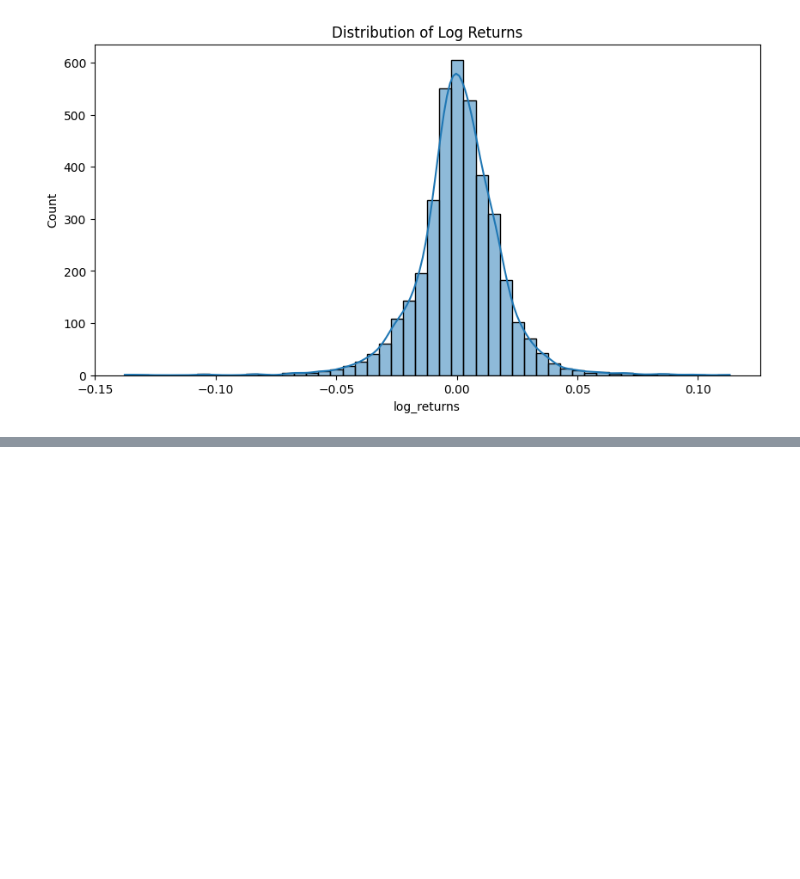
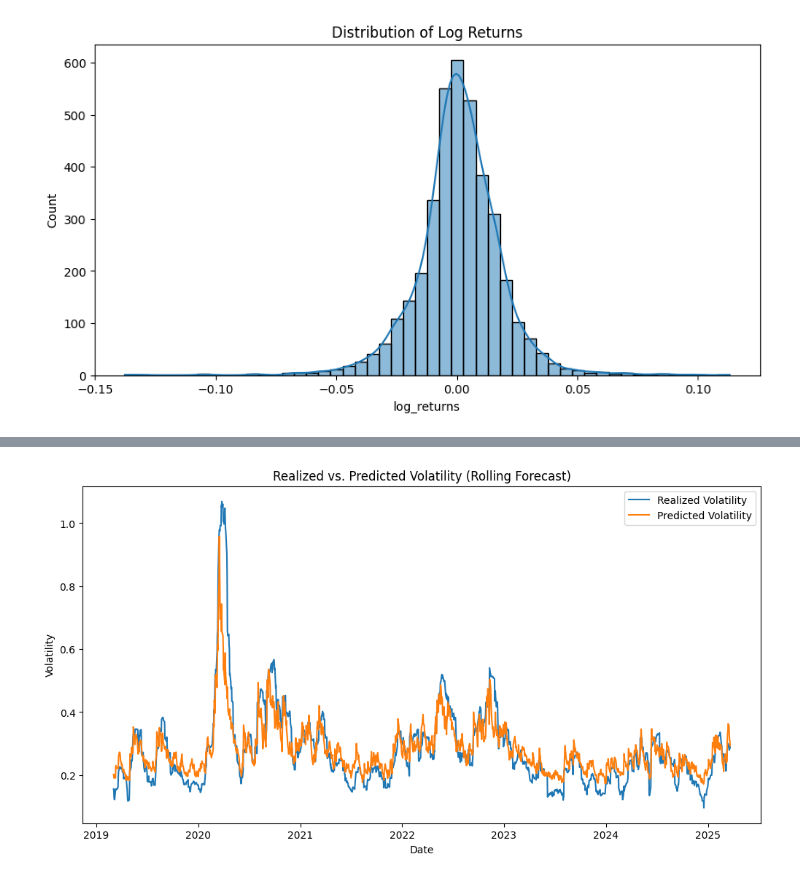
Before and after one commit to jamesh46/Verition-intern-mock, a Jupyter notebook: research/volatility_modelling.ipynb, the cells around one changed output, grey strips where cells are left out. Drawn from its saved outputs; the diff is of its cells as text; code cells hidden in the pictures; blank space fills up the shorter version.

```diff
--- a/research/volatility_modelling.ipynb
+++ b/research/volatility_modelling.ipynb
@@ -56,0 +120,12 @@ plt.show()
+# %%
+# Plot the forecasts vs realized volatility
+plt.figure(figsize=(12,6))
+plt.plot(forecast_df.index, forecast_df['Realized_Vol'], label='Realized Volatility')
+plt.plot(forecast_df.index, forecast_df['Predicted_Vol'] * np.sqrt(252), label='Predicted Volatility')  # annualize if necessary
+plt.title("Realized vs. Predicted Volatility (Rolling Forecast)")
+plt.xlabel("Date")
+plt.ylabel("Volatility")
+plt.legend()
+plt.show()
+# %% [output]
+[figure, added]
```
Also changed, not shown: parts of 6 cells of this notebook.
